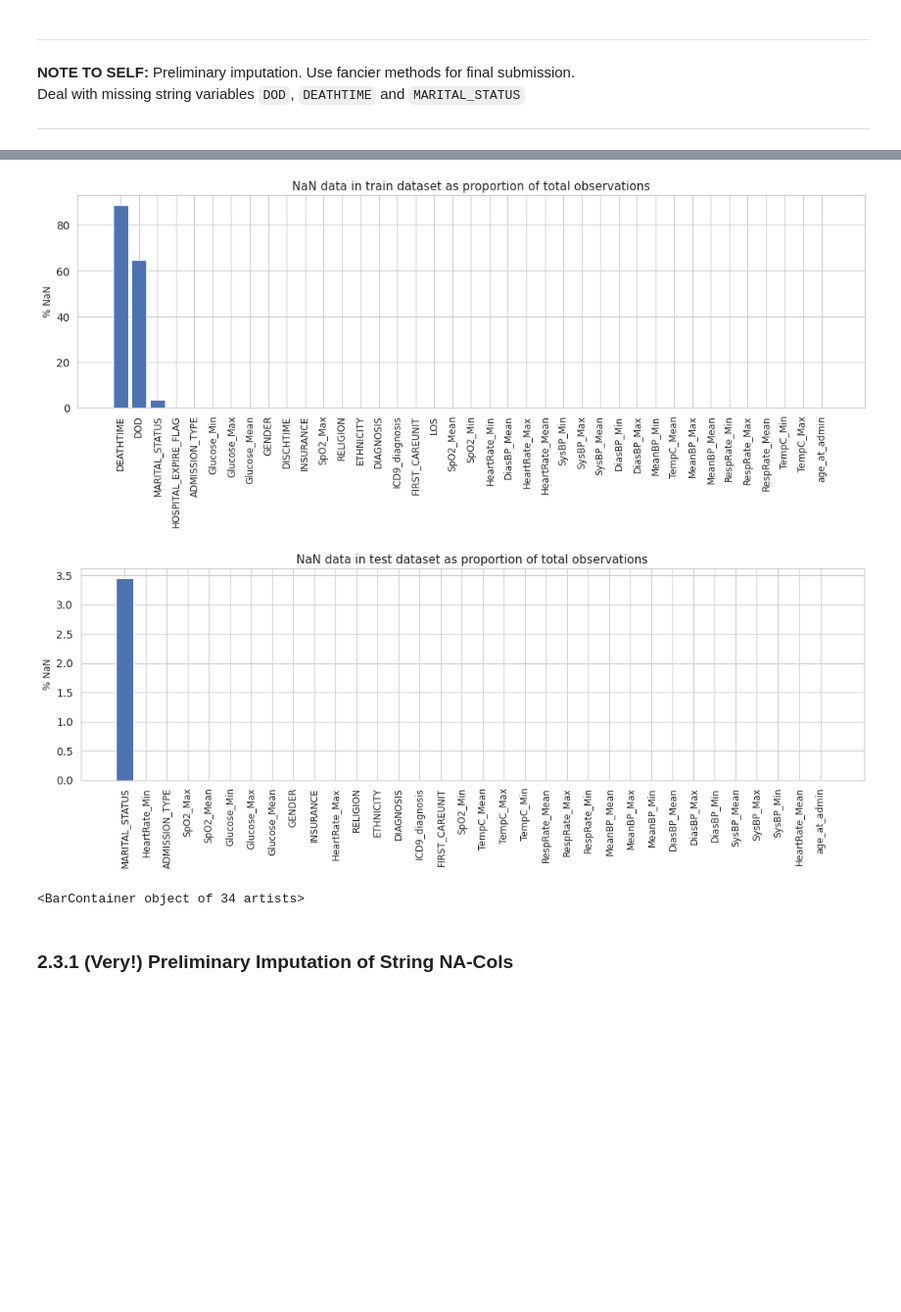
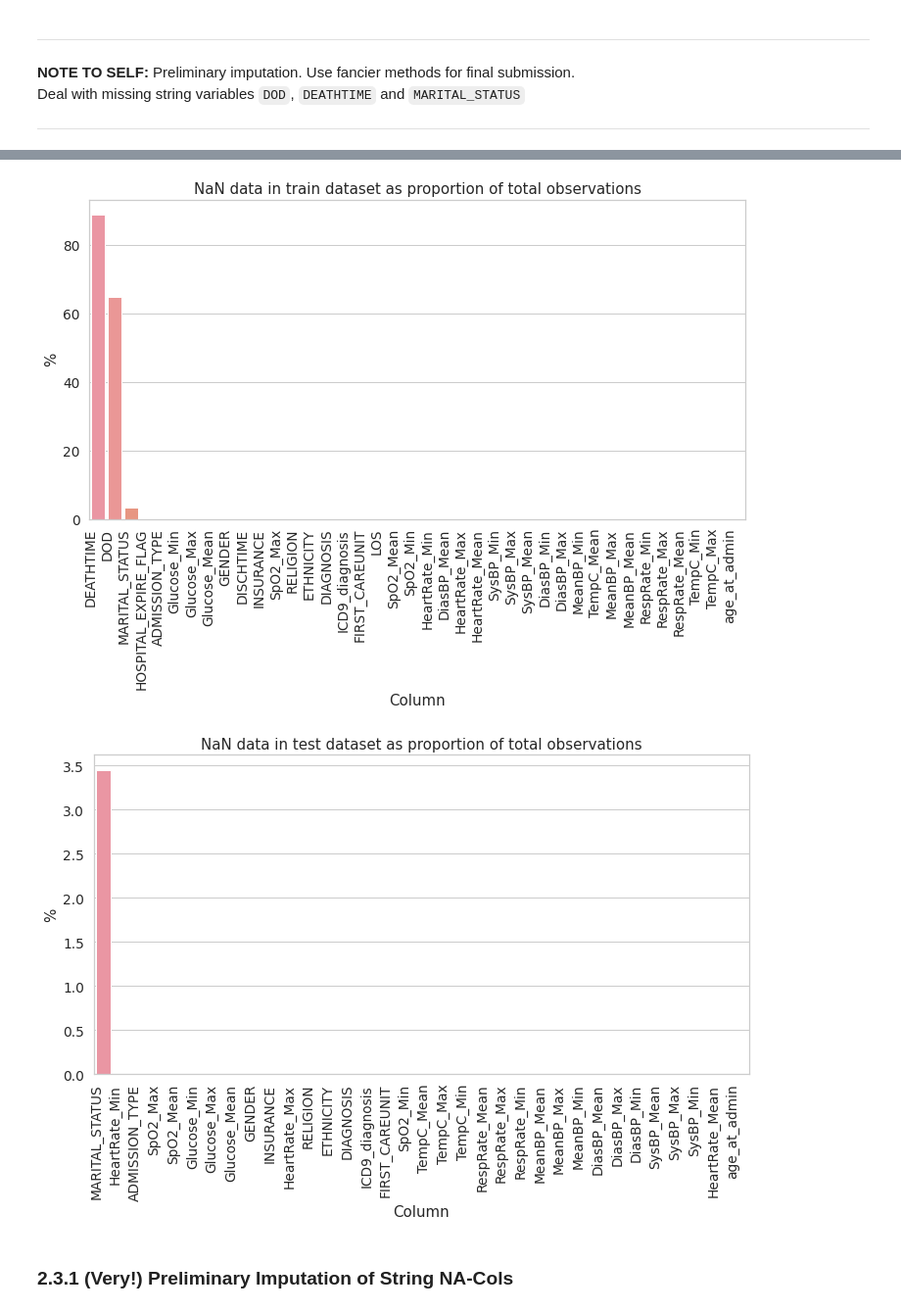
Before and after one commit to MathiasSchindlerCPH/BSE-T2-CML2-repo, a Jupyter notebook: Project-1-kNN/msch_kNN_v1.ipynb, the cells around one changed output, grey strips where cells are left out. Shown at 98% size. Drawn from its saved outputs; the diff is of its cells as text; code cells hidden in the pictures; blank space fills up the shorter version.

```diff
--- a/Project-1-kNN/msch_kNN_v1.ipynb
+++ b/Project-1-kNN/msch_kNN_v1.ipynb
@@ -355,27 +368,26 @@ df_train_test['MARITAL_STATUS'].mean()
 # %%
 #Make copies
 df_train_fillna = df_train_age.copy()
 df_test_fillna = df_test_age.copy()
 
 
 # Loop over all non-string columns
 for k in range(len(na_cols_train[:24])):
   # Calculate mean for given columns
   mean_train = df_train_fillna[na_cols_train[k]].mean()
 
   # Fill NA w. mean for given column (train)
   df_train_fillna[na_cols_train[k]].fillna(mean_train, inplace = True)
 
   # Fill NA w. mean for given column (test w train-mean)
   df_test_fillna[na_cols_train[k]].fillna(mean_train, inplace = True)
 
 
 # Investigate missing data
-my_fcts.make_nan_fig(df_train_fillna, 'train'); my_fcts.make_nan_fig(df_test_fillna, 'test')
+my_fcts.missing_plot(df_train_fillna, 'train'); my_fcts.missing_plot(df_test_fillna, 'test')
 # %% [output]
-[figure, old version]
+[figure, new version]
-[figure, old version]
+[figure, new version]
-<BarContainer object of 34 artists>
 # %% [markdown]
 ### 2.3.1 (Very!) Preliminary Imputation of String NA-Cols
 # %%
```
Also changed, not shown: parts of 19 cells of this notebook.
